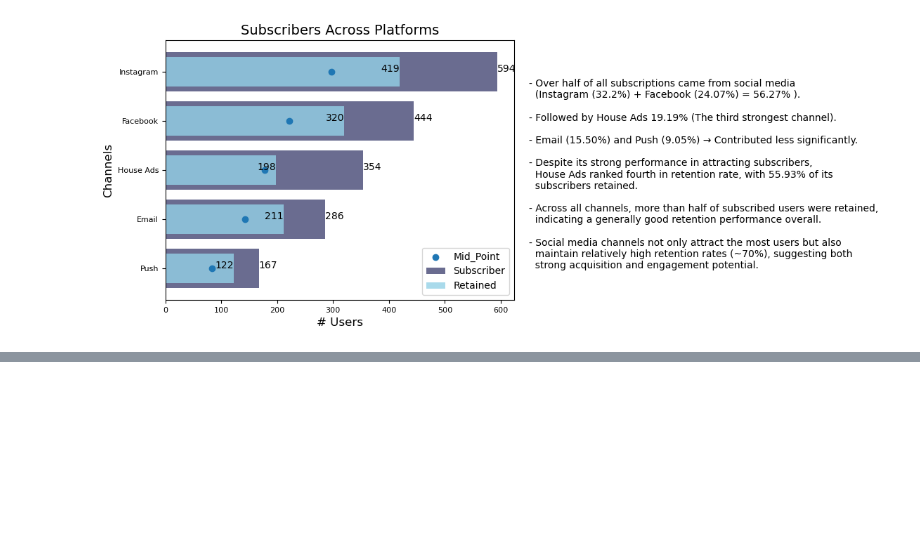
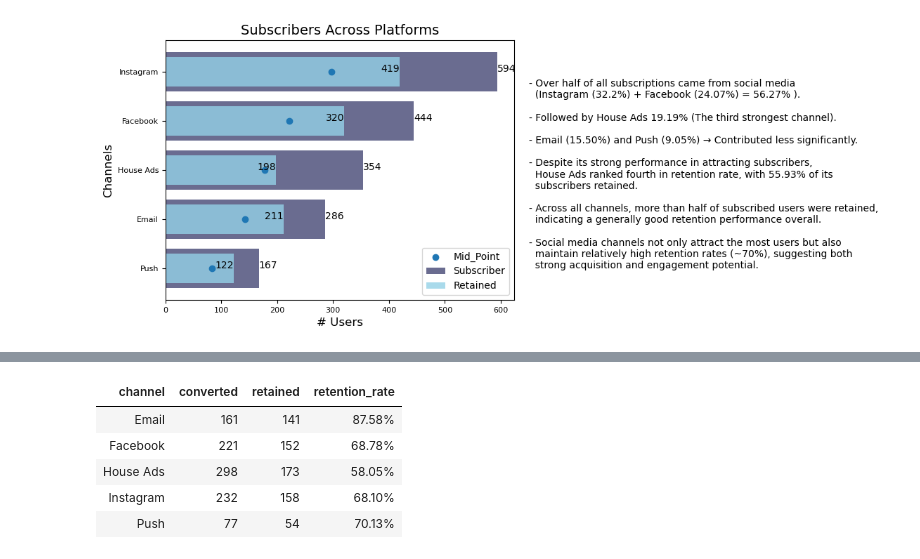
Before and after one commit to hend-a-ghafour/Analyzing_Marketing_Campaigns, a Jupyter notebook: Analyzing_Marketing_Campaigns.ipynb, the cells around one changed output, grey strips where cells are left out. Drawn from its saved outputs; the diff is of its cells as text; code cells hidden in the pictures; blank space fills up the shorter version.

```diff
--- a/Analyzing_Marketing_Campaigns.ipynb
+++ b/Analyzing_Marketing_Campaigns.ipynb
@@ -719,0 +721,14 @@ marketing.query('is_retained == True').is_retained.count()
+# %%
+# Calculating Retention Rate across marketing channels
+retained_ch=retained_users.groupby('subscribing_channel').user_id.nunique().reset_index()\
+                             .rename(columns={'subscribing_channel':'channel','user_id':'retained'})
+retention = conversion_ch.merge(retained_ch, on='channel')
+retention['retention_rate']=retention['retained']/retention['converted']
+retention.style.hide().format({'retention_rate':'{:,.2%}'})
+# %% [output]
+| channel | converted | retained | retention_rate |
+| Email | 161 | 141 | 87.58% |
+| Facebook | 221 | 152 | 68.78% |
+| House Ads | 298 | 173 | 58.05% |
+| Instagram | 232 | 158 | 68.10% |
+| Push | 77 | 54 | 70.13% |
```
Also changed, not shown: parts of 9 cells of this notebook, 1 other file.
